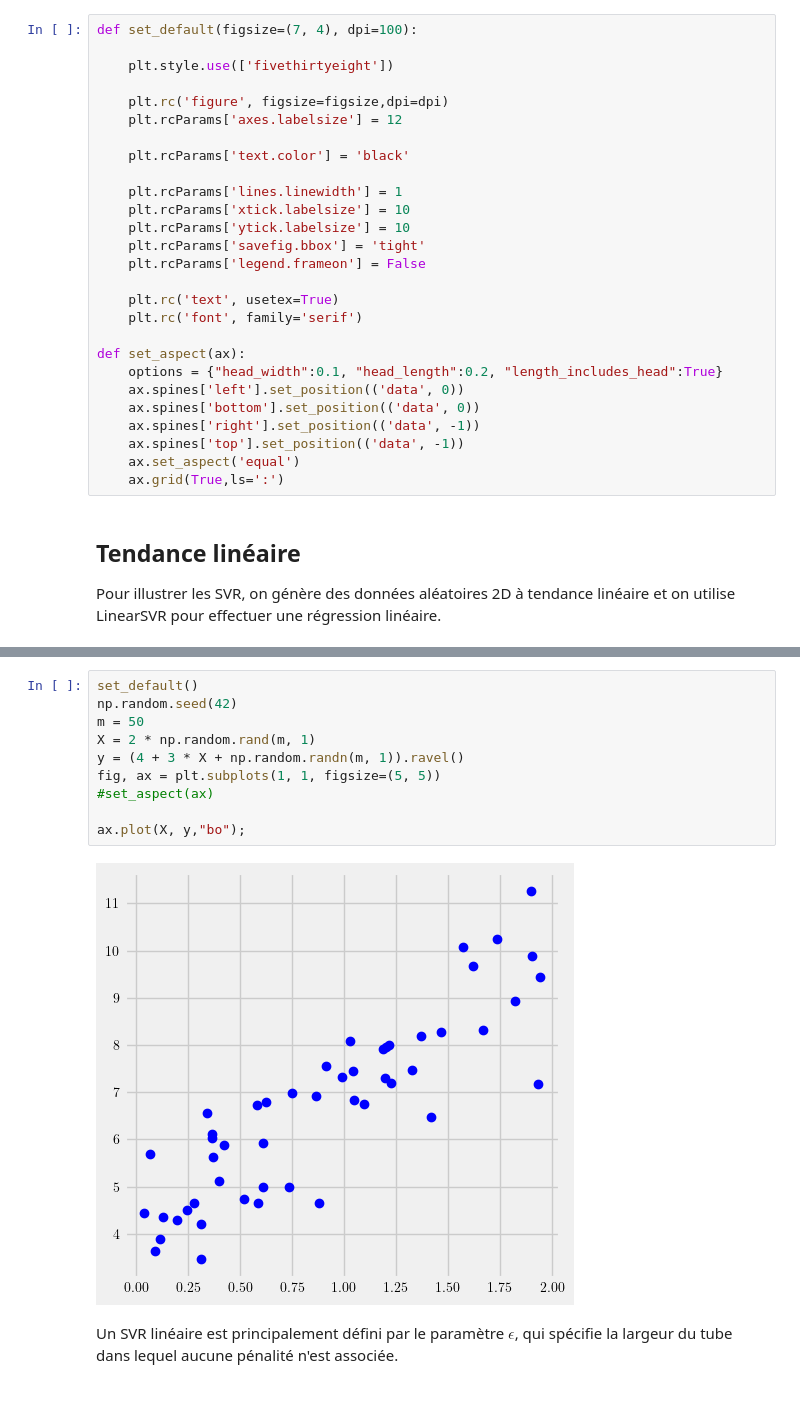
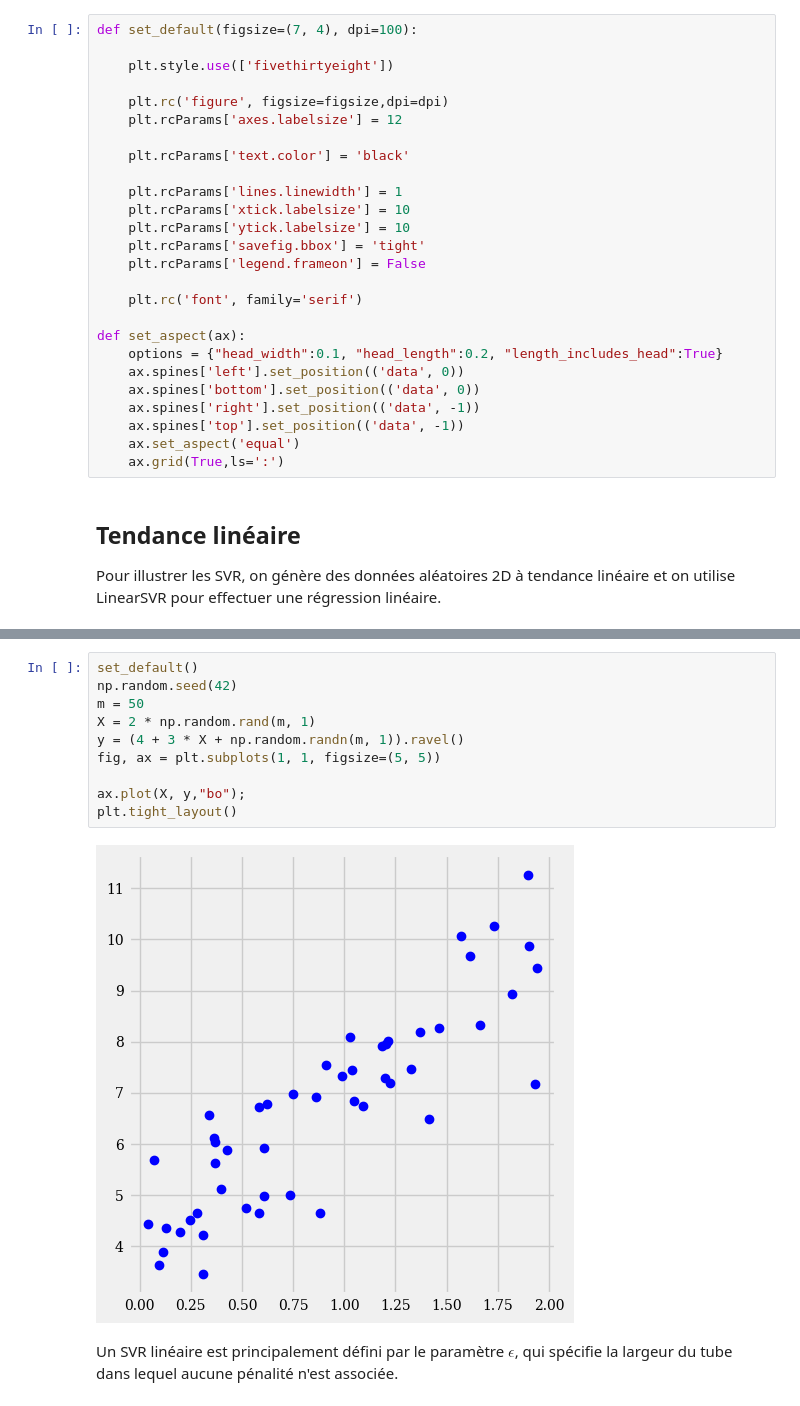
Before and after one commit to vbarra/MLbook, a Jupyter notebook: _build/jupyter_execute/notebook_SVR.ipynb, the cells around one changed output, grey strips where cells are left out. Drawn from its saved outputs; the diff is of its cells as text.

```diff
--- a/_build/jupyter_execute/notebook_SVR.ipynb
+++ b/_build/jupyter_execute/notebook_SVR.ipynb
@@ -26,7 +26,6 @@ def set_default(figsize=(7, 4), dpi=100):
     plt.rcParams['savefig.bbox'] = 'tight'
     plt.rcParams['legend.frameon'] = False
 
-    plt.rc('text', usetex=True)
     plt.rc('font', family='serif')
 
 def set_aspect(ax):
@@ -45,15 +44,15 @@ Pour illustrer les SVR, on génère des données aléatoires 2D à tendance lin
 # %%
 set_default()
 np.random.seed(42)
 m = 50
 X = 2 * np.random.rand(m, 1)
 y = (4 + 3 * X + np.random.randn(m, 1)).ravel()
 fig, ax = plt.subplots(1, 1, figsize=(5, 5))
-#set_aspect(ax)
 
 ax.plot(X, y,"bo");
+plt.tight_layout()
 # %% [output]
-[figure, old version]
+[figure, new version]
 # %% [markdown]
 Un SVR linéaire est principalement défini par le paramètre $\epsilon$, qui spécifie la largeur du tube dans lequel aucune pénalité n'est associée.
 # %%
```
Also changed, not shown: parts of 2 cells of this notebook, 17 other files.
